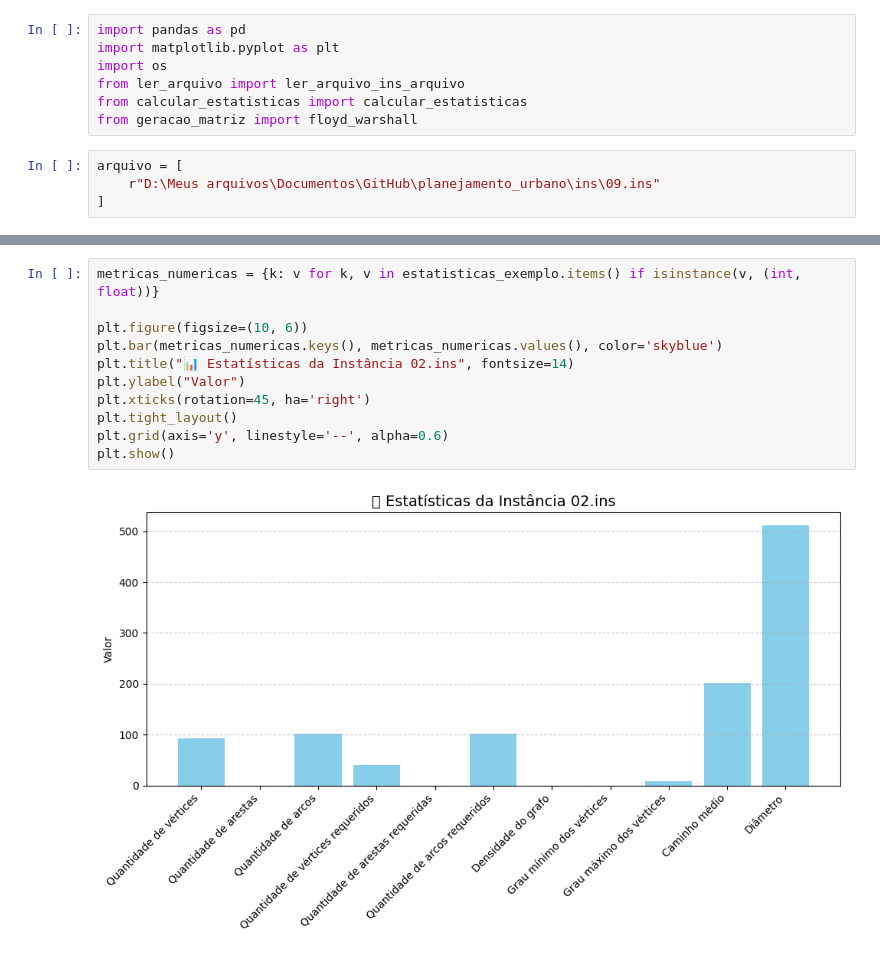
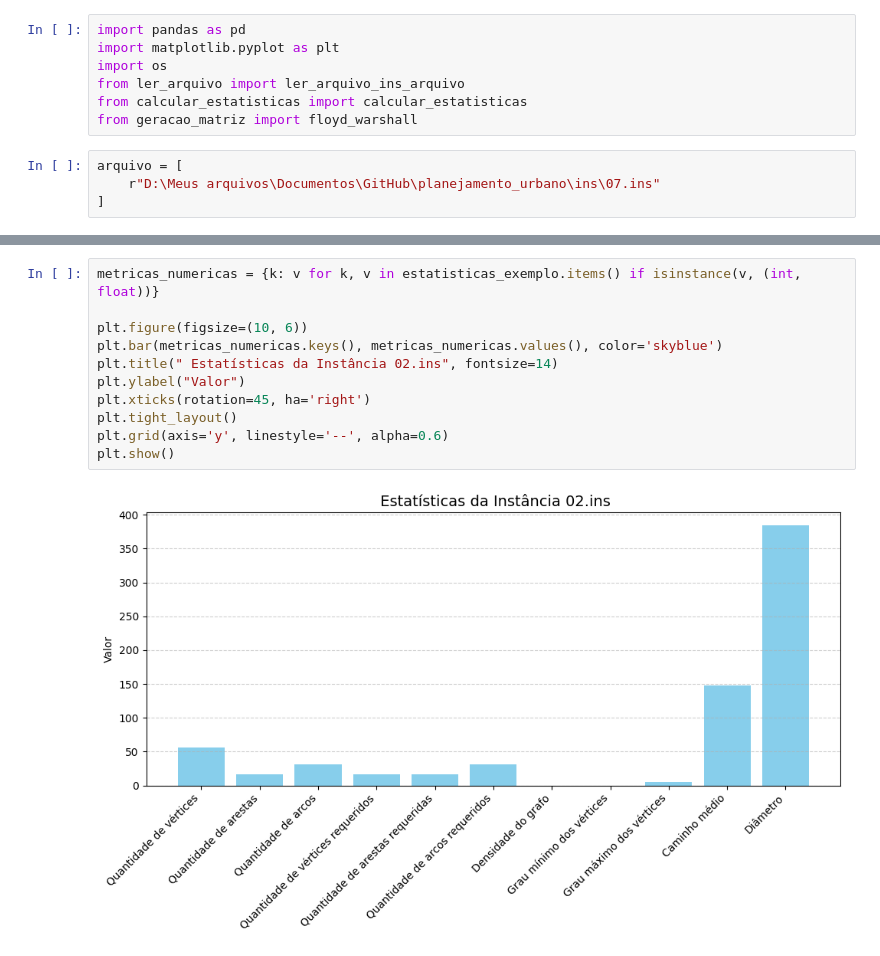
Before and after one commit to Caduzinhob/planejamento_urbano, a Jupyter notebook: src/visualizacao_resultados.ipynb, the cells around one changed output, grey strips where cells are left out. Saved outputs shown, nothing was run; the diff lists cells and outputs as text.

```diff
--- a/src/visualizacao_resultados.ipynb
+++ b/src/visualizacao_resultados.ipynb
@@ -10,7 +10,7 @@ from calcular_estatisticas import calcular_estatisticas
 from geracao_matriz import floyd_warshall
 # %%
 arquivo = [
-    r"D:\Meus arquivos\Documentos\GitHub\planejamento_urbano\ins\09.ins"
+    r"D:\Meus arquivos\Documentos\GitHub\planejamento_urbano\ins\07.ins"
 ]
 # %%
 caminho_exemplo = arquivo[0]
@@ -39,13 +39,13 @@ display(df_exemplo.style.set_caption(f"📌 Estatísticas da Instância: {os.pat
 # %%
 metricas_numericas = {k: v for k, v in estatisticas_exemplo.items() if isinstance(v, (int, float))}
 
 plt.figure(figsize=(10, 6))
 plt.bar(metricas_numericas.keys(), metricas_numericas.values(), color='skyblue')
-plt.title("📊 Estatísticas da Instância 02.ins", fontsize=14)
+plt.title(" Estatísticas da Instância 02.ins", fontsize=14)
 plt.ylabel("Valor")
 plt.xticks(rotation=45, ha='right')
 plt.tight_layout()
 plt.grid(axis='y', linestyle='--', alpha=0.6)
 plt.show()
 # %% [output]
-[figure, old version]
+[figure, new version]
```
Also changed, not shown: parts of 1 cell of this notebook, 50 other files.
